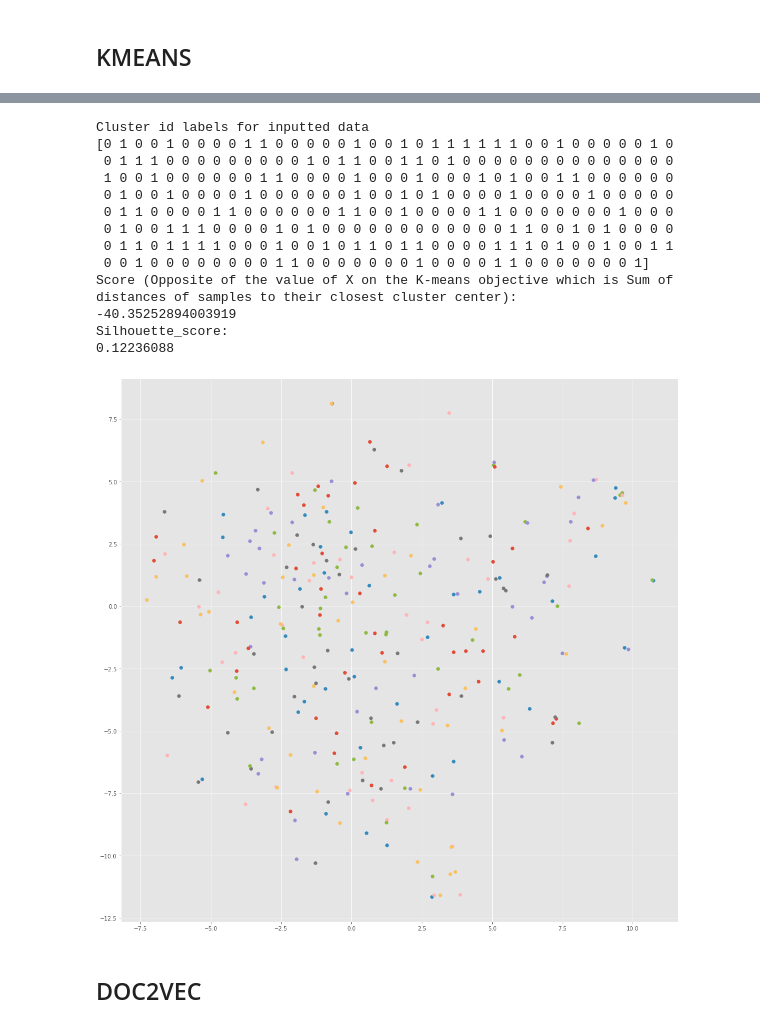
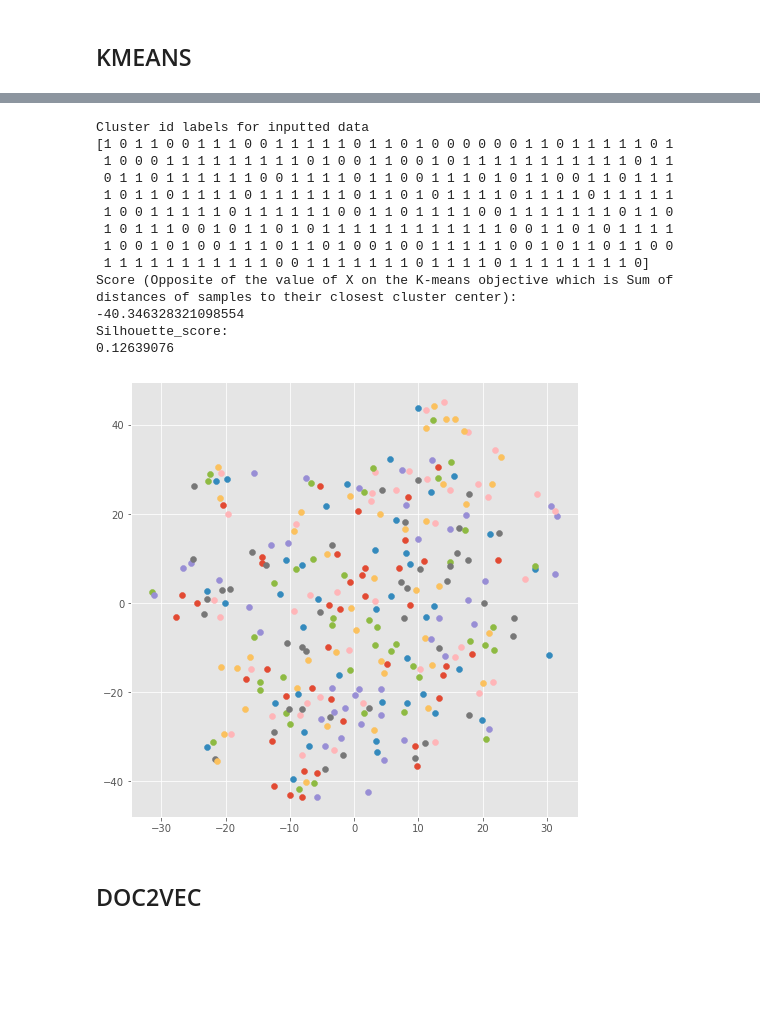
Before and after one commit to danielgurzi/nlp_market_predict, a Jupyter notebook: jupyter_notebooks/article_eda.ipynb, the cells around one changed output, grey strips where cells are left out. Drawn from its saved outputs; the diff is of its cells as text; code cells hidden in the pictures; blank space fills up the shorter version.

```diff
--- a/jupyter_notebooks/article_eda.ipynb
+++ b/jupyter_notebooks/article_eda.ipynb
@@ -21,11 +22,11 @@ from sklearn.manifold import TSNE
 matplotlib.style.use('ggplot')
 # %%
 # import google's word2vec located: https://drive.google.com/file/d/0B7XkCwpI5KDYNlNUTTlSS21pQmM/edit?usp=sharing
-w2v_model = KeyedVectors.load_word2vec_format('../../Downloads/GoogleNews-vectors-negative300.bin', binary=True)
+w2v_model = KeyedVectors.load_word2vec_format('../../../Downloads/GoogleNews-vectors-negative300.bin', binary=True)
 # %%
 ticker = 'TSLA'
 # %%
-df = pd.read_csv(f'./data/{ticker}_articles.csv')
+df = pd.read_csv(f'../data/{ticker}_articles.csv')
 # %%
 def clean2vect(articles):
     new_list = []
@@ -178,53 +171,48 @@ print ("Silhouette_score: ")
 print (silhouette_score)
 # %% [output]
 Cluster id labels for inputted data
-[0 1 0 0 1 0 0 0 0 1 1 0 0 0 0 0 1 0 0 1 0 1 1 1 1 1 1 0 0 1 0 0 0 0 0 1 0
- 0 1 1 1 0 0 0 0 0 0 0 0 0 1 0 1 1 0 0 1 1 0 1 0 0 0 0 0 0 0 0 0 0 0 0 0 0
- 1 0 0 1 0 0 0 0 0 0 1 1 0 0 0 0 1 0 0 0 1 0 0 0 1 0 1 0 0 1 1 0 0 0 0 0 0
- 0 1 0 0 1 0 0 0 0 1 0 0 0 0 0 0 1 0 0 1 0 1 0 0 0 0 1 0 0 0 0 1 0 0 0 0 0
- 0 1 1 0 0 0 0 1 1 0 0 0 0 0 0 1 1 0 0 1 0 0 0 0 1 1 0 0 0 0 0 0 0 1 0 0 0
- 0 1 0 0 1 1 1 0 0 0 0 1 0 1 0 0 0 0 0 0 0 0 0 0 0 0 1 1 0 0 1 0 1 0 0 0 0
- 0 1 1 0 1 1 1 1 0 0 0 1 0 0 1 0 1 1 0 1 1 0 0 0 0 1 1 1 0 1 0 0 1 0 0 1 1
- 0 0 1 0 0 0 0 0 0 0 0 1 1 0 0 0 0 0 0 0 1 0 0 0 0 1 1 0 0 0 0 0 0 0 1]
+[1 0 1 1 0 0 1 1 1 0 0 1 1 1 1 1 0 1 1 0 1 0 0 0 0 0 0 1 1 0 1 1 1 1 1 0 1
+ 1 0 0 0 1 1 1 1 1 1 1 1 1 0 1 0 0 1 1 0 0 1 0 1 1 1 1 1 1 1 1 1 1 1 0 1 1
+ 0 1 1 0 1 1 1 1 1 1 0 0 1 1 1 1 0 1 1 0 0 1 1 1 0 1 0 1 1 0 0 1 1 0 1 1 1
+ 1 0 1 1 0 1 1 1 1 0 1 1 1 1 1 1 0 1 1 0 1 0 1 1 1 1 0 1 1 1 1 0 1 1 1 1 1
+ 1 0 0 1 1 1 1 1 0 1 1 1 1 1 1 0 0 1 1 0 1 1 1 1 0 0 1 1 1 1 1 1 1 0 1 1 0
+ 1 0 1 1 1 0 0 1 0 1 1 0 1 0 1 1 1 1 1 1 1 1 1 1 1 1 0 0 1 1 0 1 0 1 1 1 1
+ 1 0 0 1 0 1 0 0 1 1 1 0 1 1 0 1 0 0 1 0 0 1 1 1 1 1 0 0 1 0 1 1 0 1 1 0 0
+ 1 1 1 1 1 1 1 1 1 1 1 0 0 1 1 1 1 1 1 1 0 1 1 1 1 0 1 1 1 1 1 1 1 1 0]
 Score (Opposite of the value of X on the K-means objective which is Sum of distances of samples to their closest cluster center):
--40.35252894003919
+-40.346328321098554
 Silhouette_score:
-0.12236088
+0.12639076
 # %%
 # from https://towardsdatascience.com/understanding-word2vec-embedding-in-practice-3e9b8985953
 
 def tsne_plot(model):
     "Create TSNE model and plot it"
     labels = []
     tokens = []
 
     for ind, link in df.iterrows():
         tokens.append(link[4])
         labels.append(ind)
 
-    tsne_model = TSNE(perplexity=40, n_components=2, init='pca', n_iter=2500, random_state=42)
+    tsne_model = TSNE(perplexity=10, n_components=2, init='pca', n_iter=2500, random_state=42)
     new_values = tsne_model.fit_transform(tokens)
 
     x = []
     y = []
     for value in new_values:
         x.append(value[0])
         y.append(value[1])
 
-    plt.figure(figsize=(18, 18))
+    plt.figure(figsize=(8, 8))
     for i in range(len(x)):
         plt.scatter(x[i],y[i])
-#         plt.annotate(labels[i],
-#                      xy=(x[i], y[i]),
-#                      xytext=(5, 2),
-#                      textcoords='offset points',
-#                      ha='right',
-#                      va='bottom')
+
     plt.show()
 
 tsne_plot(w2v_model)
 # %% [output]
-[figure, old version]
+[figure, new version]
 # %%
 # save article dataframe to a pickle file
 with open('./pickle_jar/articlePickle', 'wb') as fp:
```
Also changed, not shown: parts of 4 cells of this notebook, 10 other files.
